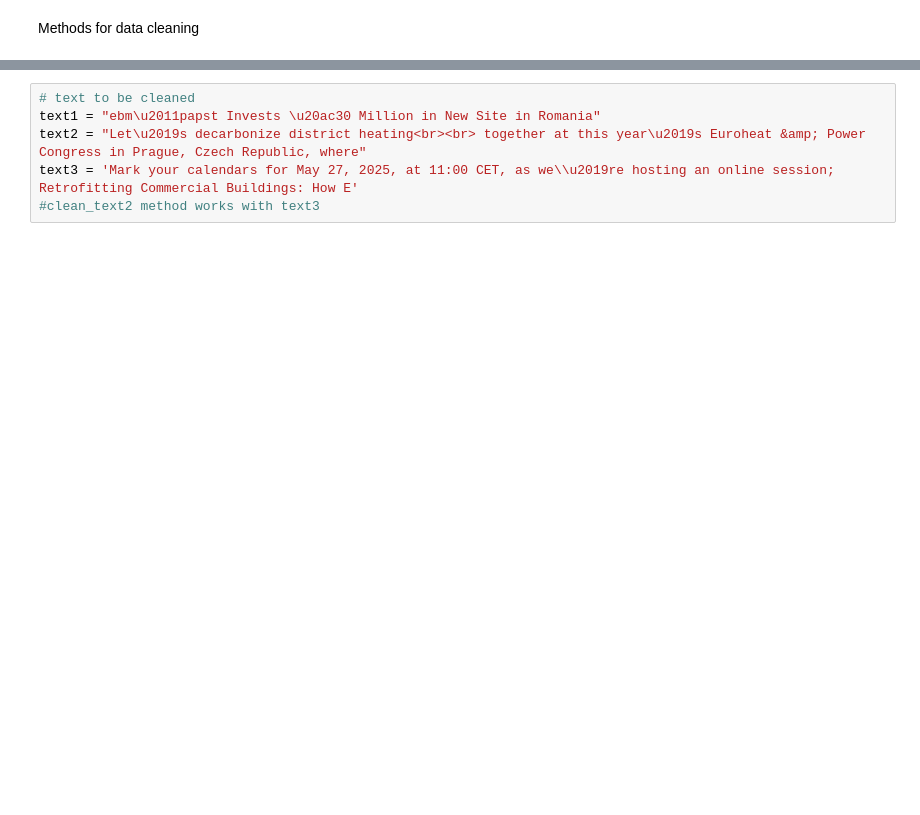
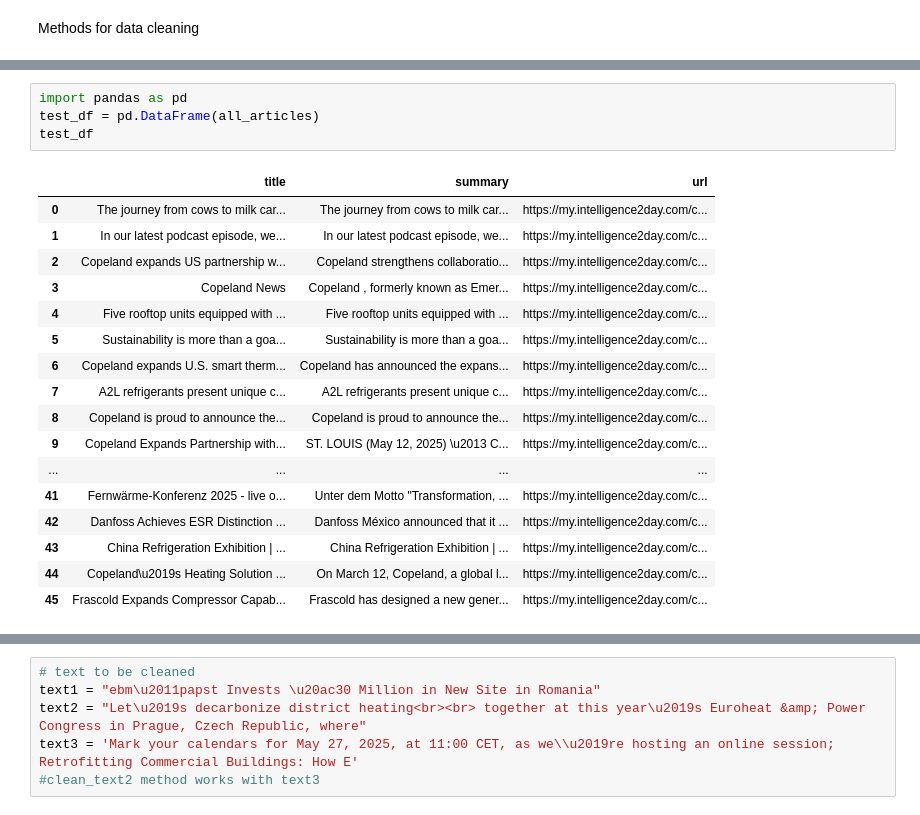
Before and after one commit to mclaflinBitzer/I2D_API, a Jupyter notebook: Scripts/Data_Transformation.ipynb, the cells around one changed output, grey strips where cells are left out. Cells and saved outputs as stored; diff of their text form; blank space fills up the shorter version.

```diff
--- a/Scripts/Data_Transformation.ipynb
+++ b/Scripts/Data_Transformation.ipynb
@@ -20,0 +148,22 @@ Testing data cleaning methods
+# %%
+import pandas as pd
+test_df = pd.DataFrame(all_articles)
+test_df
+# %% [output]
+|  | title | summary | url |
+| 0 | The journey from cows to milk car... | The journey from cows to milk car... | https://my.intelligence2day.com/c... |
+| 1 | In our latest podcast episode, we... | In our latest podcast episode, we... | https://my.intelligence2day.com/c... |
+| 2 | Copeland expands US partnership w... | Copeland strengthens collaboratio... | https://my.intelligence2day.com/c... |
+| 3 | Copeland News | Copeland , formerly known as Emer... | https://my.intelligence2day.com/c... |
+| 4 | Five rooftop units equipped with ... | Five rooftop units equipped with ... | https://my.intelligence2day.com/c... |
+| 5 | Sustainability is more than a goa... | Sustainability is more than a goa... | https://my.intelligence2day.com/c... |
+| 6 | Copeland expands U.S. smart therm... | Copeland has announced the expans... | https://my.intelligence2day.com/c... |
+| 7 | A2L refrigerants present unique c... | A2L refrigerants present unique c... | https://my.intelligence2day.com/c... |
+| 8 | Copeland is proud to announce the... | Copeland is proud to announce the... | https://my.intelligence2day.com/c... |
+| 9 | Copeland Expands Partnership with... | ST. LOUIS (May 12, 2025) \u2013 C... | https://my.intelligence2day.com/c... |
+| ... | ... | ... | ... |
+| 41 | Fernwärme-Konferenz 2025 - live o... | Unter dem Motto "Transformation, ... | https://my.intelligence2day.com/c... |
+| 42 | Danfoss Achieves ESR Distinction ... | Danfoss México announced that it ... | https://my.intelligence2day.com/c... |
+| 43 | China Refrigeration Exhibition | ... | China Refrigeration Exhibition | ... | https://my.intelligence2day.com/c... |
+| 44 | Copeland\u2019s Heating Solution ... | On March 12, Copeland, a global l... | https://my.intelligence2day.com/c... |
+| 45 | Frascold Expands Compressor Capab... | Frascold has designed a new gener... | https://my.intelligence2day.com/c... |
```
Also changed, not shown: parts of 20 cells of this notebook, 3 other files.
